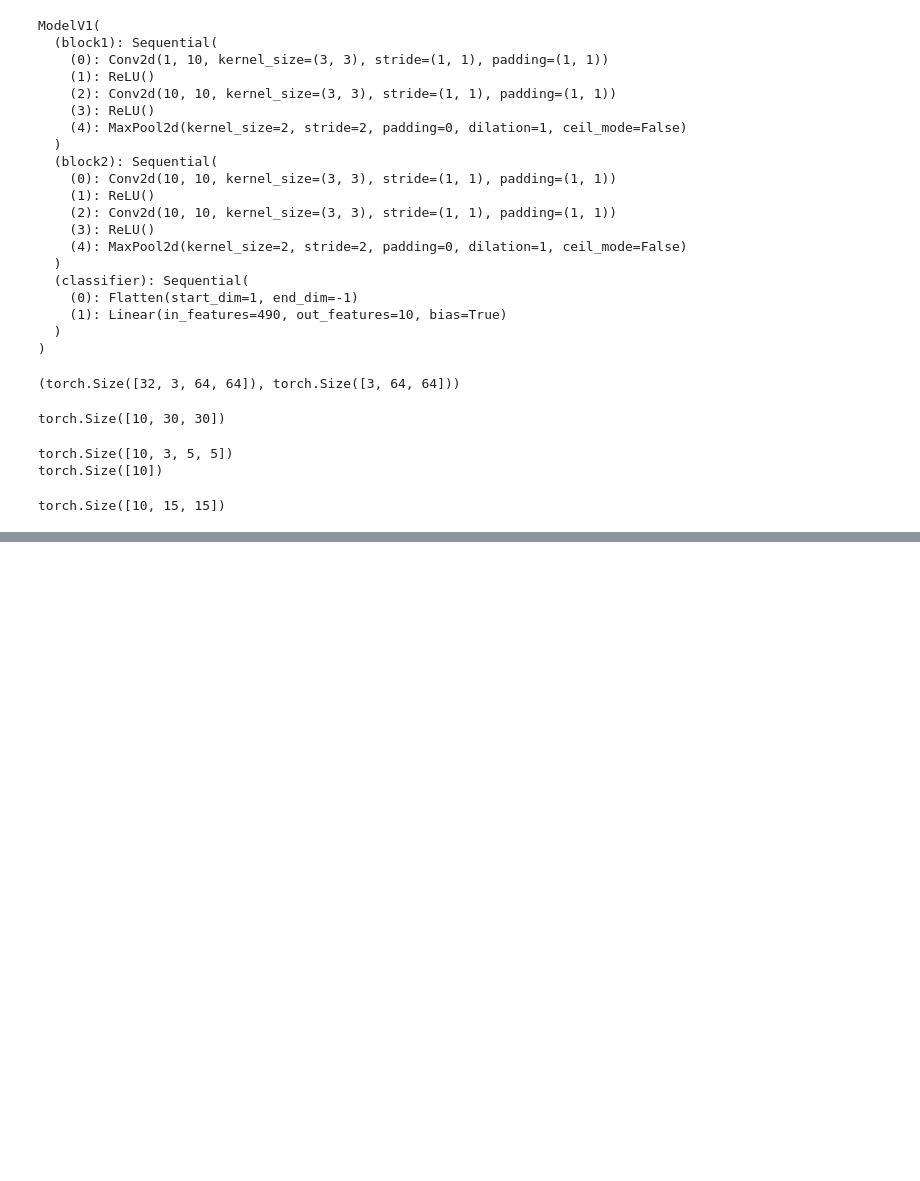
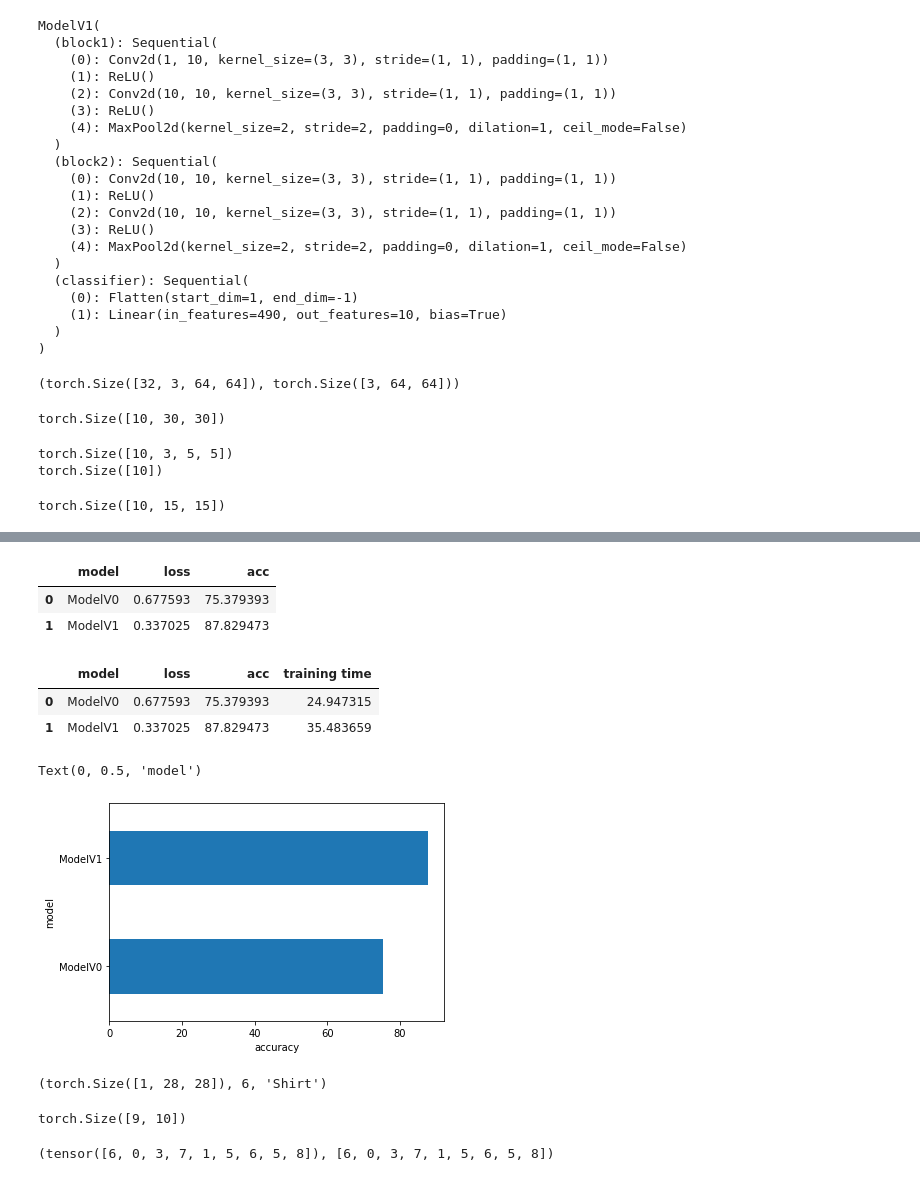
Before and after one commit to daspartho/learn-pytorch, a Jupyter notebook: cv.ipynb, the cells around one changed output, grey strips where cells are left out. Drawn from its saved outputs; the diff is of its cells as text; code cells hidden in the pictures; blank space fills up the shorter version.

```diff
--- a/cv.ipynb
+++ b/cv.ipynb
@@ -243,6 +244,6 @@ for epoch in tqdm(range(epochs)):
     print(f"Train Loss: {train_loss:.5f} Test Loss: {test_loss:.5f} Acc: {acc:.5f}")
 
 end = timer()
-print_train_time(start, end, device=str(next(model0.parameters()).device))
+model0_time = print_train_time(start, end, device=str(next(model0.parameters()).device))
 # %% [output]
 Epoch: 0
@@ -397,6 +398,6 @@ for epoch in tqdm(range(epochs)):
 
 end = timer()
 
-print_train_time(start, end, str(next(model1.parameters()).device))
+model1_time = print_train_time(start, end, str(next(model1.parameters()).device))
 # %% [output]
 Epoch 0
@@ -413,0 +415,23 @@ model1_results
+# %%
+import pandas as pd
+
+compare_results = pd.DataFrame([model0_results, model1_results])
+compare_results
+# %% [output]
+|  | model | loss | acc |
+| 0 | ModelV0 | 0.677593 | 75.379393 |
+| 1 | ModelV1 | 0.337025 | 87.829473 |
+# %%
+compare_results["training time"] = [model0_time, model1_time]
+compare_results
+# %% [output]
+|  | model | loss | acc | training time |
+| 0 | ModelV0 | 0.677593 | 75.379393 | 24.947315 |
+| 1 | ModelV1 | 0.337025 | 87.829473 | 35.483659 |
+# %%
+compare_results.set_index("model")["acc"].plot(kind="barh")
+plt.xlabel("accuracy")
+plt.ylabel("model")
+# %% [output]
+Text(0, 0.5, 'model')
+[figure, added]
@@ -413,0 +453,23 @@ model1_results
+# %%
+import random
+
+test_samples = []
+test_labels = []
+for sample, label in random.sample(list(test_data), k=9):
+    test_samples.append(sample)
+    test_labels.append(label)
+
+test_samples[0].shape, test_labels[0], class_names[test_labels[0]]
+# %% [output]
+(torch.Size([1, 28, 28]), 6, 'Shirt')
+# %%
+pred_probs = make_preds(model1, test_samples)
+
+pred_probs.shape
+# %% [output]
+torch.Size([9, 10])
+# %%
+pred_classes = pred_probs.argmax(dim=1)
+pred_classes, test_labels
+# %% [output]
+(tensor([6, 0, 3, 7, 1, 5, 6, 5, 8]), [6, 0, 3, 7, 1, 5, 6, 5, 8])
```
Also changed, not shown: parts of 21 cells of this notebook.
